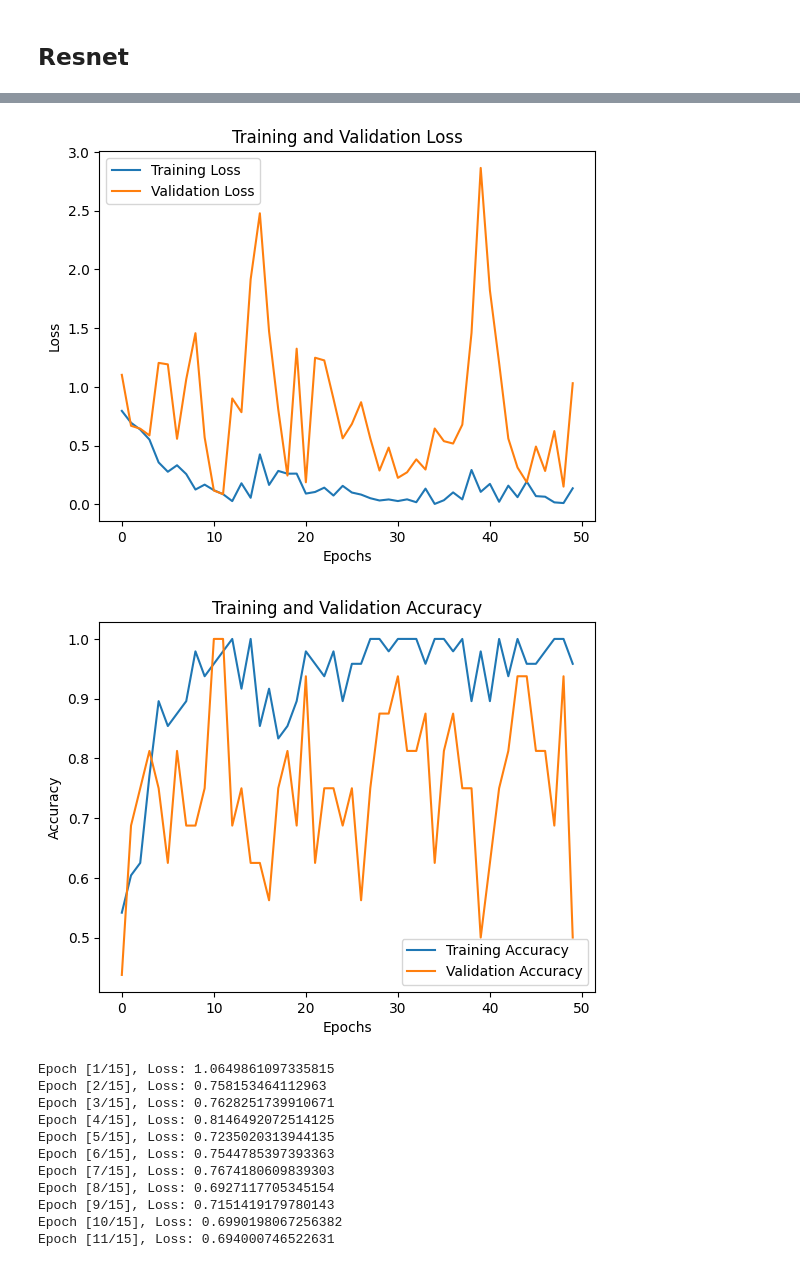
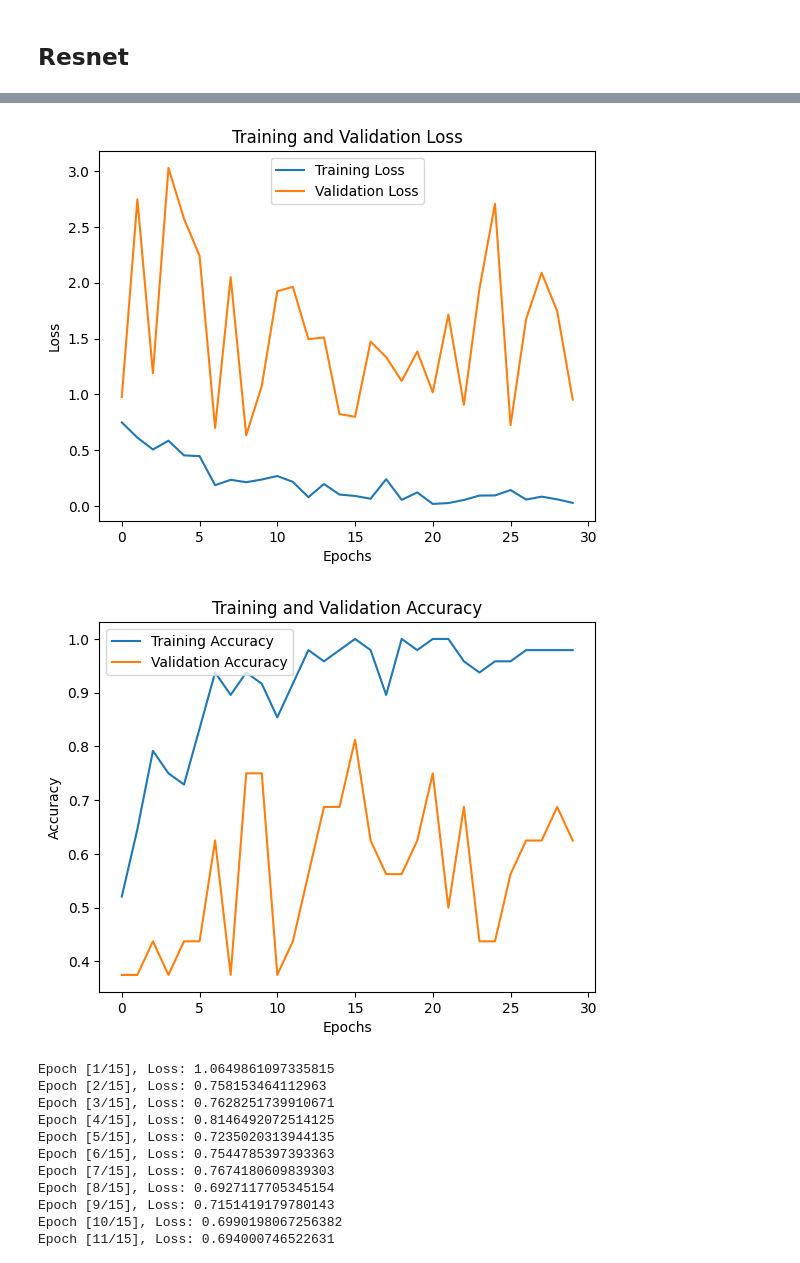
Before and after one commit to Lycho556/AML_LAB, a Jupyter notebook: main.ipynb, the cells around one changed output, grey strips where cells are left out. Cells and saved outputs as stored; diff of their text form; code cells hidden in the pictures.

```diff
--- a/main.ipynb
+++ b/main.ipynb
@@ -364,7 +364,7 @@ val_losses = []
 val_accuracies = []
 
 # 训练循环
-for epoch in range(50):  # 假设训练20个epoch
+for epoch in range(30):  # 假设训练20个epoch
     # 在训练集上训练
     model_resnet.train()
     running_loss = 0.0
@@ -406,7 +406,7 @@ for epoch in range(50):  # 假设训练20个epoch
     val_accuracies.append(val_correct / val_total)
 
     # 打印训练和验证结果
-    print(f"Epoch [{epoch+1}/50], Training Loss: {train_losses[-1]:.4f}, Training Accuracy: {train_accuracies[-1]:.4f}, Validation Loss: {val_losses[-1]:.4f}, Validation Accuracy: {val_accuracies[-1]:.4f}")
+    print(f"Epoch [{epoch+1}/30], Training Loss: {train_losses[-1]:.4f}, Training Accuracy: {train_accuracies[-1]:.4f}, Validation Loss: {val_losses[-1]:.4f}, Validation Accuracy: {val_accuracies[-1]:.4f}")
 
 # 在测试集上测试
 model_resnet.eval()
@@ -470,5 +468,5 @@ Test Loss: 1.5032, Test Accuracy: 0.5625
-[figure, old version]
+[figure, new version]
-[figure, old version]
+[figure, new version]
 # %%
 from torchvision import models
 
```
Also changed, not shown: parts of 1 cell of this notebook.
